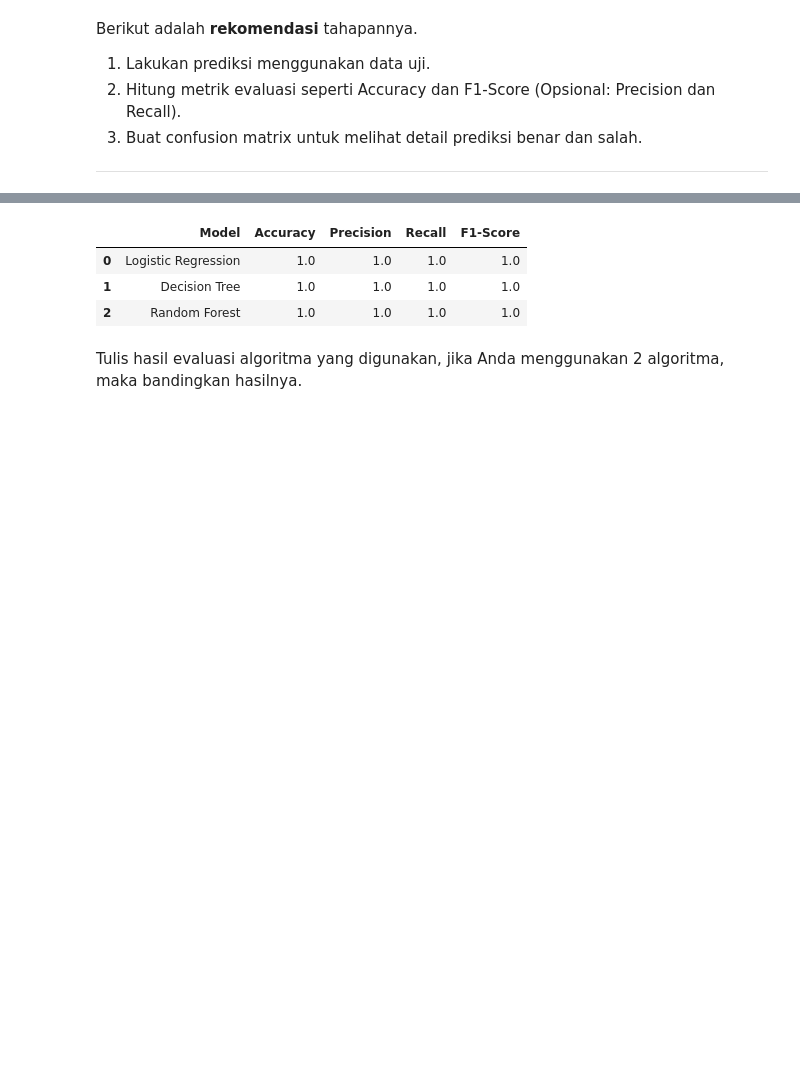
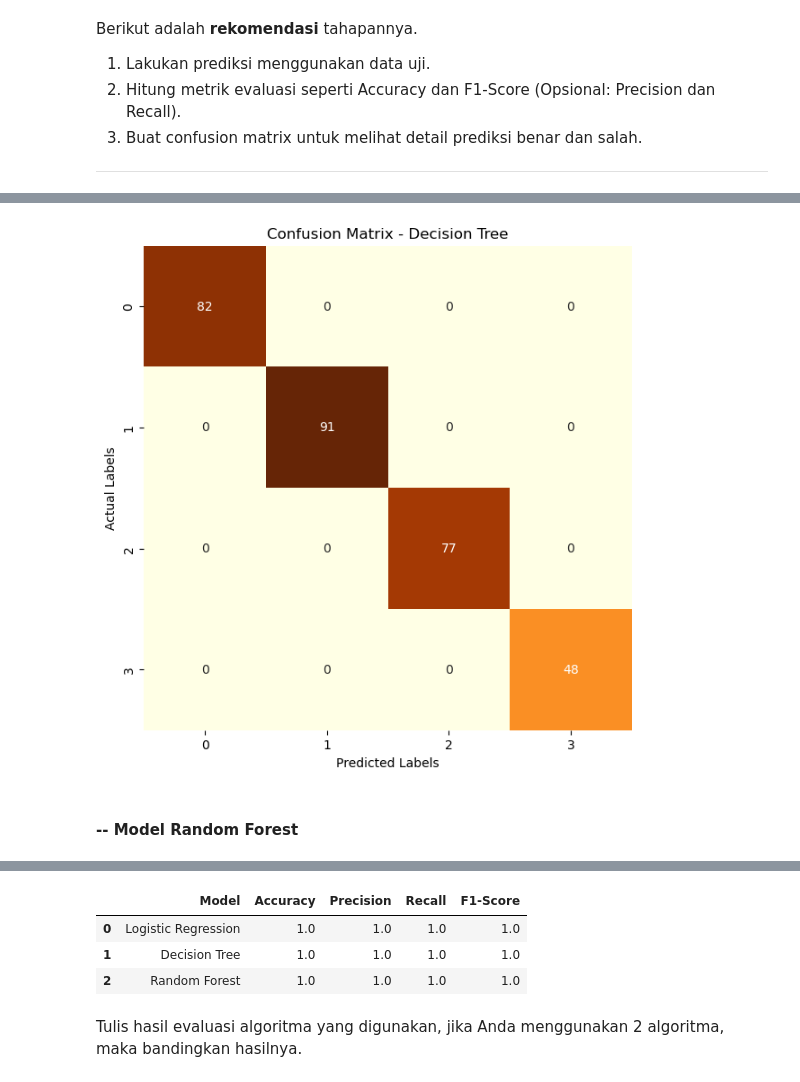
Before and after one commit to alouvre/BMLUP_DicodingSubmission_ProyekMembangunMachineLearning, a Jupyter notebook: [Klasifikasi] Submission Akhir BMLP_Alifia Mustika Sari.ipynb, the cells around one changed output, grey strips where cells are left out. Drawn from its saved outputs; the diff is of its cells as text; code cells hidden in the pictures; blank space fills up the shorter version.

```diff
--- a/[Klasifikasi] Submission Akhir BMLP_Alifia Mustika Sari.ipynb
+++ b/[Klasifikasi] Submission Akhir BMLP_Alifia Mustika Sari.ipynb
@@ -308,0 +269,6 @@ weighted avg    1.00000   1.00000   1.00000       298
+# %%
+plot_confusion_matrix(y_test, dt_pred, model_name="Decision Tree")
+# %% [output]
+[figure, added]
+# %% [markdown]
+#### -- **Model Random Forest**
```
Also changed, not shown: parts of 19 cells of this notebook.
